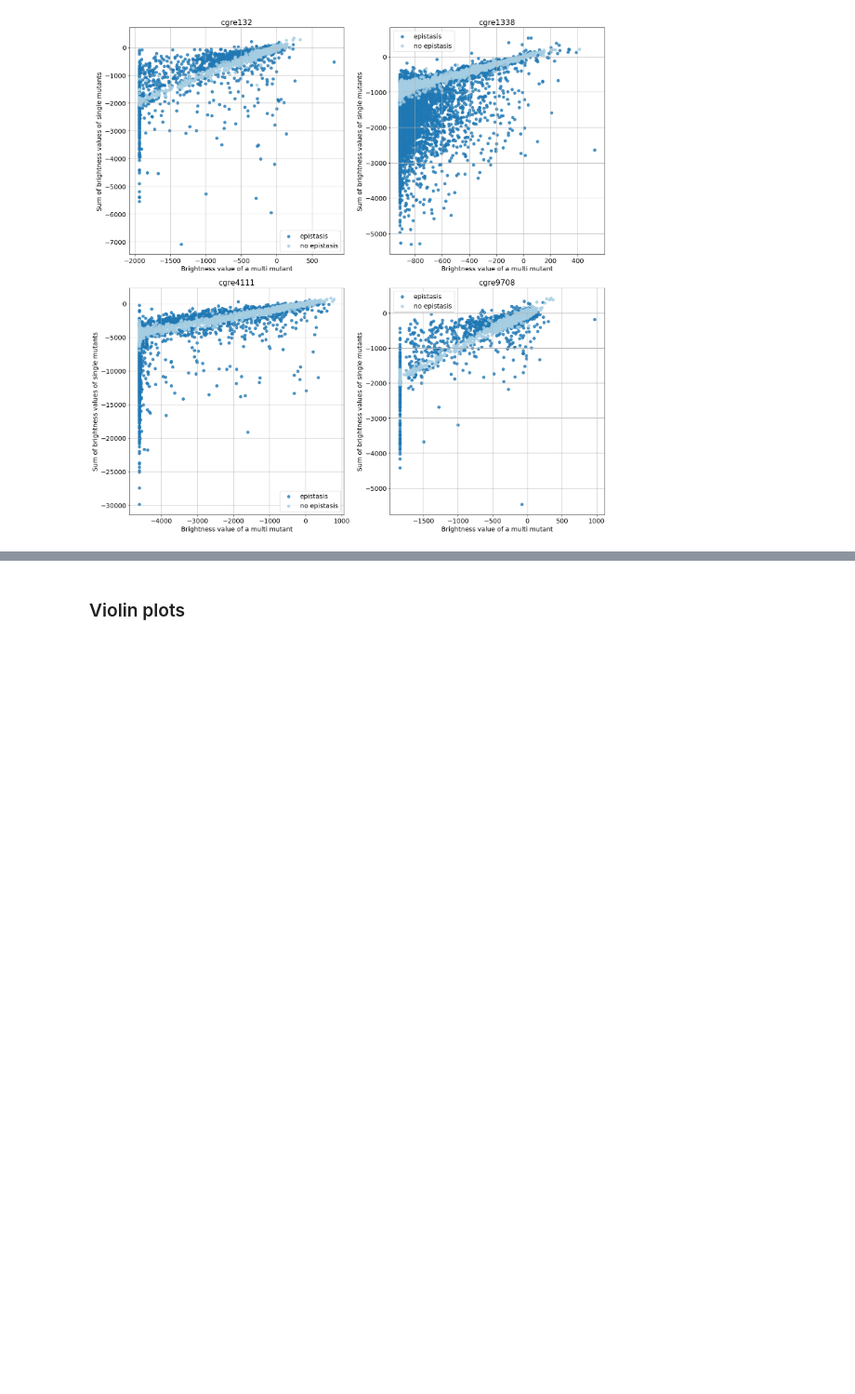
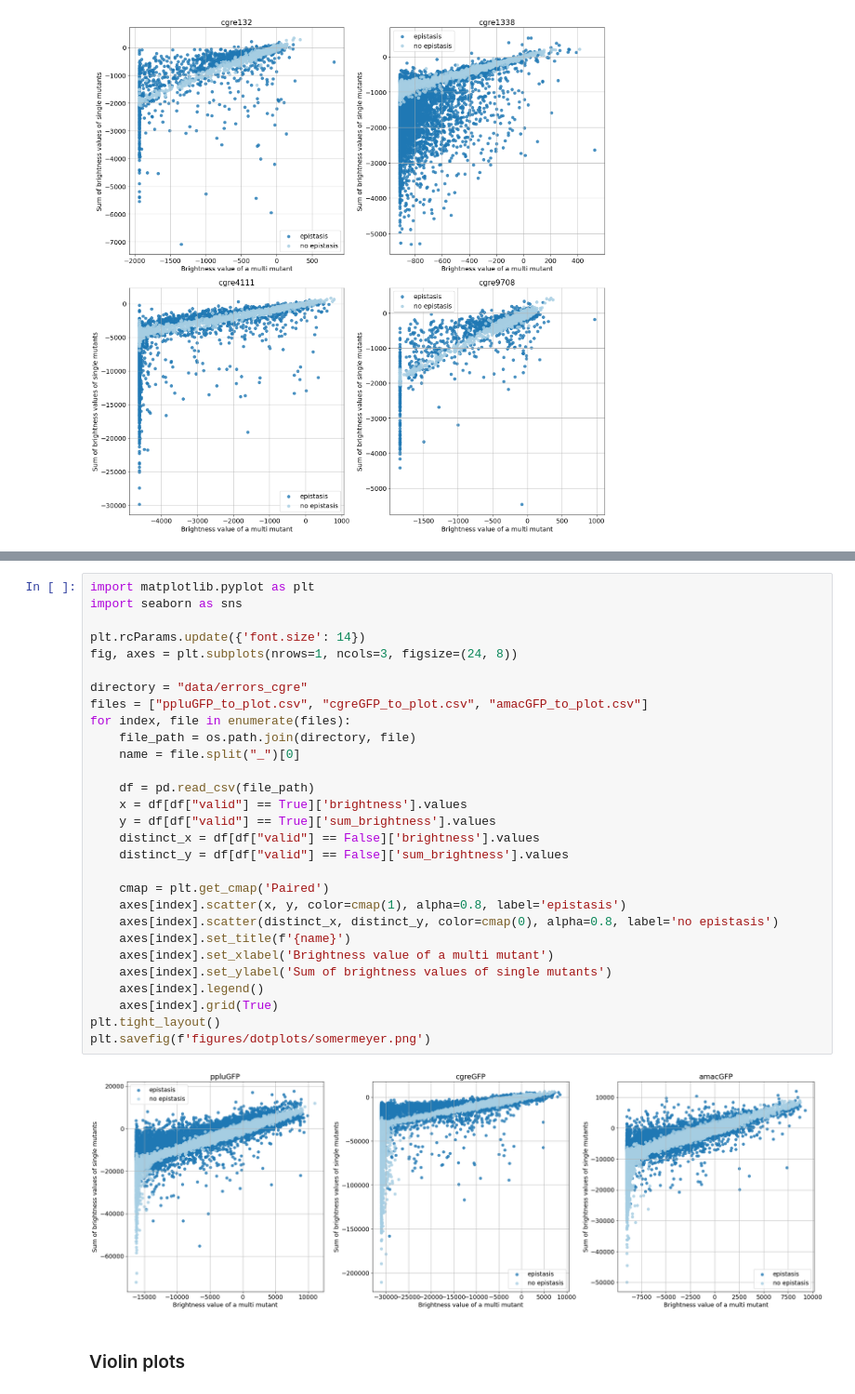
Before and after one commit to kalininalab/epistasis_proteingym, a Jupyter notebook: notebooks/cgre_variants.ipynb, the cells around one changed output, grey strips where cells are left out. Shown at 93% size. Cells and saved outputs as stored; diff of their text form; blank space fills up the shorter version.

Commit message:
added somermeyer dot plots

```diff
--- a/notebooks/cgre_variants.ipynb
+++ b/notebooks/cgre_variants.ipynb
@@ -114,2 +195,33 @@ plt.savefig(f'figures/dotplots/cgre_variants.png')
+# %%
+import matplotlib.pyplot as plt
+import seaborn as sns
+
+plt.rcParams.update({'font.size': 14})
+fig, axes = plt.subplots(nrows=1, ncols=3, figsize=(24, 8))
+
+directory = "data/errors_cgre"
+files = ["ppluGFP_to_plot.csv", "cgreGFP_to_plot.csv", "amacGFP_to_plot.csv"]
+for index, file in enumerate(files):
+    file_path = os.path.join(directory, file)
+    name = file.split("_")[0]
+
+    df = pd.read_csv(file_path)
+    x = df[df["valid"] == True]['brightness'].values
+    y = df[df["valid"] == True]['sum_brightness'].values
+    distinct_x = df[df["valid"] == False]['brightness'].values
+    distinct_y = df[df["valid"] == False]['sum_brightness'].values
+
+    cmap = plt.get_cmap('Paired')
+    axes[index].scatter(x, y, color=cmap(1), alpha=0.8, label='epistasis')
+    axes[index].scatter(distinct_x, distinct_y, color=cmap(0), alpha=0.8, label='no epistasis')
+    axes[index].set_title(f'{name}')
+    axes[index].set_xlabel('Brightness value of a multi mutant')
+    axes[index].set_ylabel('Sum of brightness values of single mutants')
+    axes[index].legend()
+    axes[index].grid(True)
+plt.tight_layout()
+plt.savefig(f'figures/dotplots/somermeyer.png')
+# %% [output]
+[figure, added]
 # %% [markdown]
 ### Violin plots
```
Also changed, not shown: parts of 7 cells of this notebook, 1 other file.
